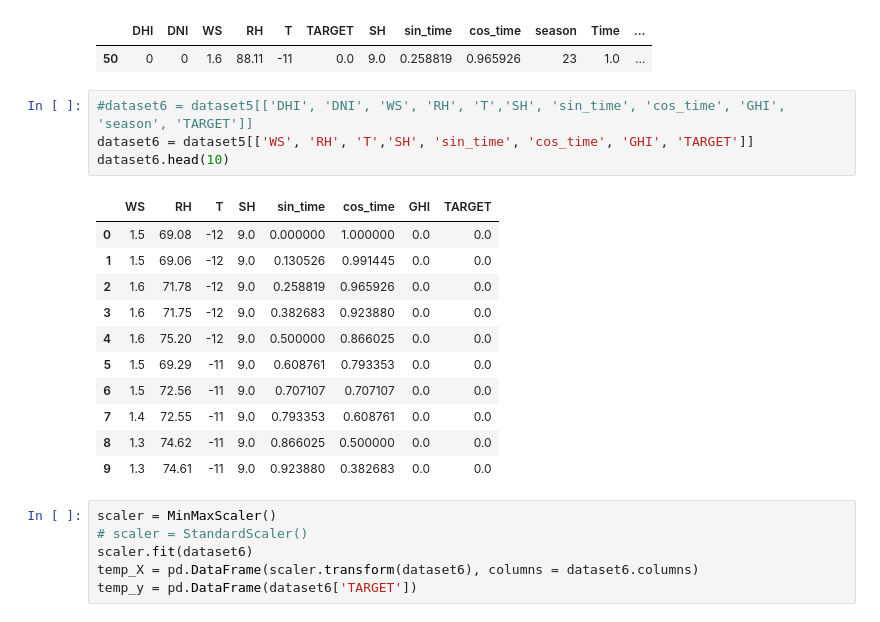
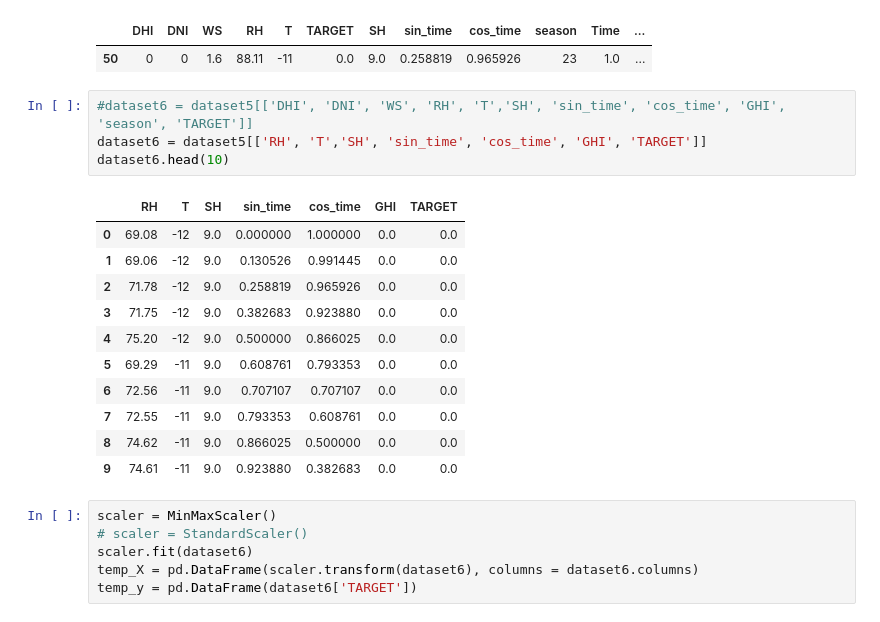
Before and after one commit to marvelous-koala/unlimited_power, a Jupyter notebook: SEMI_FINAL_1.8837_minmax.ipynb, the cells around one changed output. Drawn from its saved outputs; the diff is of its cells as text.

```diff
--- a/SEMI_FINAL_1.8837_minmax.ipynb
+++ b/SEMI_FINAL_1.8837_minmax.ipynb
@@ -315,20 +323,20 @@ dataset5.iloc[50:51,:]
 | 50 | 0 | 0 | 1.6 | 88.11 | -11 | 0.0 | 9.0 | 0.258819 | 0.965926 | 23 | 1.0 | ... |
 # %%
 #dataset6 = dataset5[['DHI', 'DNI', 'WS', 'RH', 'T','SH', 'sin_time', 'cos_time', 'GHI', 'season', 'TARGET']]
-dataset6 = dataset5[['WS', 'RH', 'T','SH', 'sin_time', 'cos_time', 'GHI', 'TARGET']]
+dataset6 = dataset5[['RH', 'T','SH', 'sin_time', 'cos_time', 'GHI', 'TARGET']]
 dataset6.head(10)
 # %% [output]
-|  | WS | RH | T | SH | sin_time | cos_time | GHI | TARGET |
-| 0 | 1.5 | 69.08 | -12 | 9.0 | 0.000000 | 1.000000 | 0.0 | 0.0 |
-| 1 | 1.5 | 69.06 | -12 | 9.0 | 0.130526 | 0.991445 | 0.0 | 0.0 |
-| 2 | 1.6 | 71.78 | -12 | 9.0 | 0.258819 | 0.965926 | 0.0 | 0.0 |
-| 3 | 1.6 | 71.75 | -12 | 9.0 | 0.382683 | 0.923880 | 0.0 | 0.0 |
-| 4 | 1.6 | 75.20 | -12 | 9.0 | 0.500000 | 0.866025 | 0.0 | 0.0 |
-| 5 | 1.5 | 69.29 | -11 | 9.0 | 0.608761 | 0.793353 | 0.0 | 0.0 |
-| 6 | 1.5 | 72.56 | -11 | 9.0 | 0.707107 | 0.707107 | 0.0 | 0.0 |
-| 7 | 1.4 | 72.55 | -11 | 9.0 | 0.793353 | 0.608761 | 0.0 | 0.0 |
-| 8 | 1.3 | 74.62 | -11 | 9.0 | 0.866025 | 0.500000 | 0.0 | 0.0 |
-| 9 | 1.3 | 74.61 | -11 | 9.0 | 0.923880 | 0.382683 | 0.0 | 0.0 |
+|  | RH | T | SH | sin_time | cos_time | GHI | TARGET |
+| 0 | 69.08 | -12 | 9.0 | 0.000000 | 1.000000 | 0.0 | 0.0 |
+| 1 | 69.06 | -12 | 9.0 | 0.130526 | 0.991445 | 0.0 | 0.0 |
+| 2 | 71.78 | -12 | 9.0 | 0.258819 | 0.965926 | 0.0 | 0.0 |
+| 3 | 71.75 | -12 | 9.0 | 0.382683 | 0.923880 | 0.0 | 0.0 |
+| 4 | 75.20 | -12 | 9.0 | 0.500000 | 0.866025 | 0.0 | 0.0 |
+| 5 | 69.29 | -11 | 9.0 | 0.608761 | 0.793353 | 0.0 | 0.0 |
+| 6 | 72.56 | -11 | 9.0 | 0.707107 | 0.707107 | 0.0 | 0.0 |
+| 7 | 72.55 | -11 | 9.0 | 0.793353 | 0.608761 | 0.0 | 0.0 |
+| 8 | 74.62 | -11 | 9.0 | 0.866025 | 0.500000 | 0.0 | 0.0 |
+| 9 | 74.61 | -11 | 9.0 | 0.923880 | 0.382683 | 0.0 | 0.0 |
 # %%
 scaler = MinMaxScaler()
 # scaler = StandardScaler()
```
Also changed, not shown: parts of 13 cells of this notebook, 5 other files.
